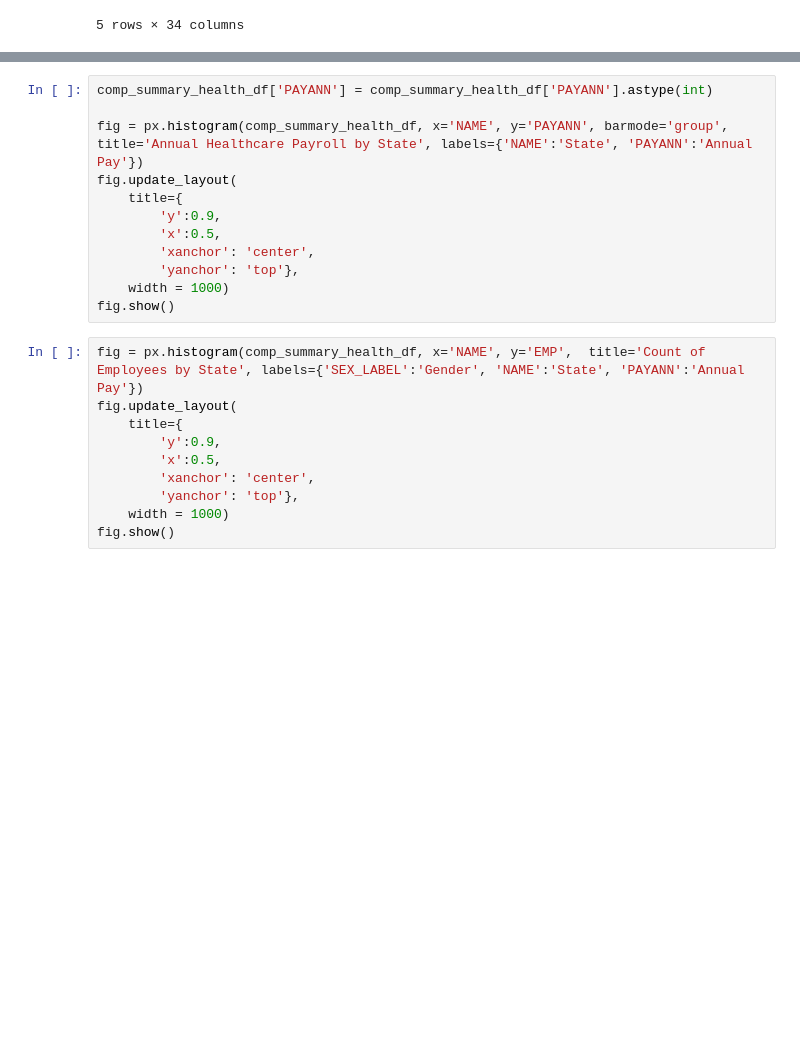
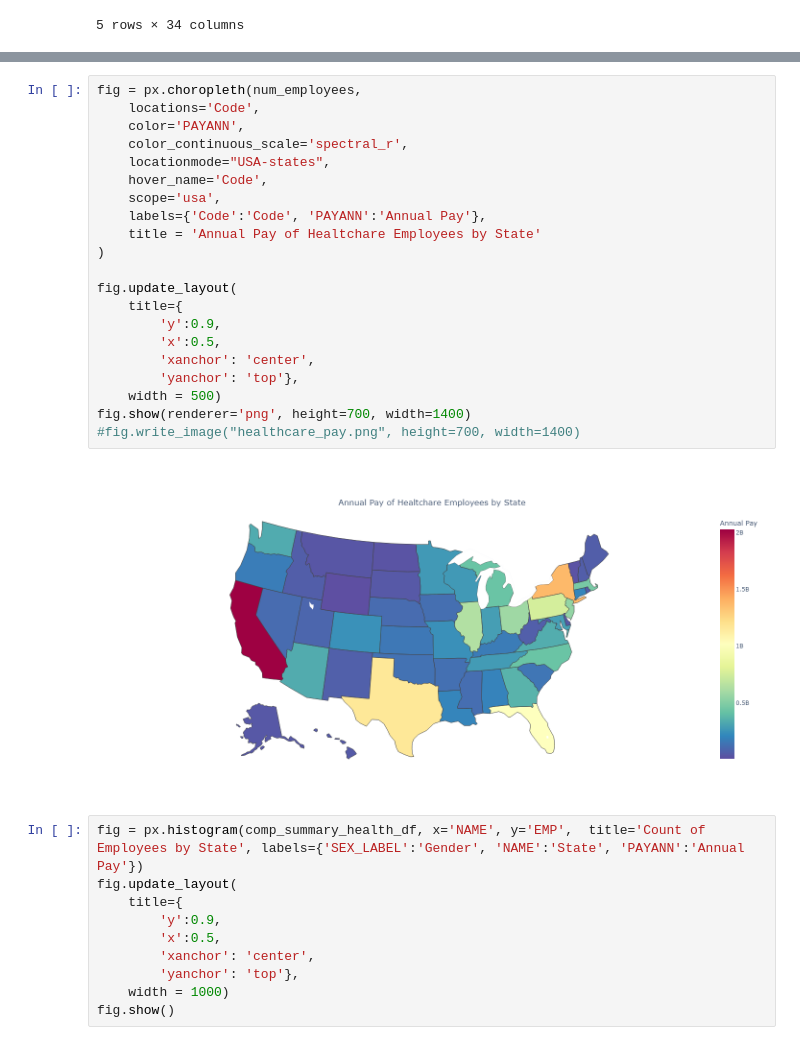
Before and after one commit to linseystokes17/healthcareCapstone, a Jupyter notebook: Notebooks/census_healthcare.ipynb, the cells around one changed output, grey strips where cells are left out. Cells and saved outputs as stored; diff of their text form; blank space fills up the shorter version.

```diff
--- a/Notebooks/census_healthcare.ipynb
+++ b/Notebooks/census_healthcare.ipynb
@@ -159,17 +164,28 @@ fig.show(renderer='png', height=700, width=1400)
 # %% [output]
 [figure]
-# %%
-comp_summary_health_df['PAYANN'] = comp_summary_health_df['PAYANN'].astype(int)
-
-fig = px.histogram(comp_summary_health_df, x='NAME', y='PAYANN', barmode='group', title='Annual Healthcare Payroll by State', labels={'NAME':'State', 'PAYANN':'Annual Pay'})
-fig.update_layout(
-    title={
-        'y':0.9,
-        'x':0.5,
-        'xanchor': 'center',
-        'yanchor': 'top'},
-    width = 1000)
-fig.show()
+# %%
+fig = px.choropleth(num_employees,
+    locations='Code',
+    color='PAYANN',
+    color_continuous_scale='spectral_r',
+    locationmode="USA-states",
+    hover_name='Code',
+    scope='usa',
+    labels={'Code':'Code', 'PAYANN':'Annual Pay'},
+    title = 'Annual Pay of Healtchare Employees by State'
+)
+
+fig.update_layout(
+    title={
+        'y':0.9,
+        'x':0.5,
+        'xanchor': 'center',
+        'yanchor': 'top'},
+    width = 500)
+fig.show(renderer='png', height=700, width=1400)
+#fig.write_image("healthcare_pay.png", height=700, width=1400)
+# %% [output]
+[figure, added]
 # %%
 fig = px.histogram(comp_summary_health_df, x='NAME', y='EMP',  title='Count of Employees by State', labels={'SEX_LABEL':'Gender', 'NAME':'State', 'PAYANN':'Annual Pay'})
 fig.update_layout(
```
Also changed, not shown: parts of 3 cells of this notebook, 3 other files.
